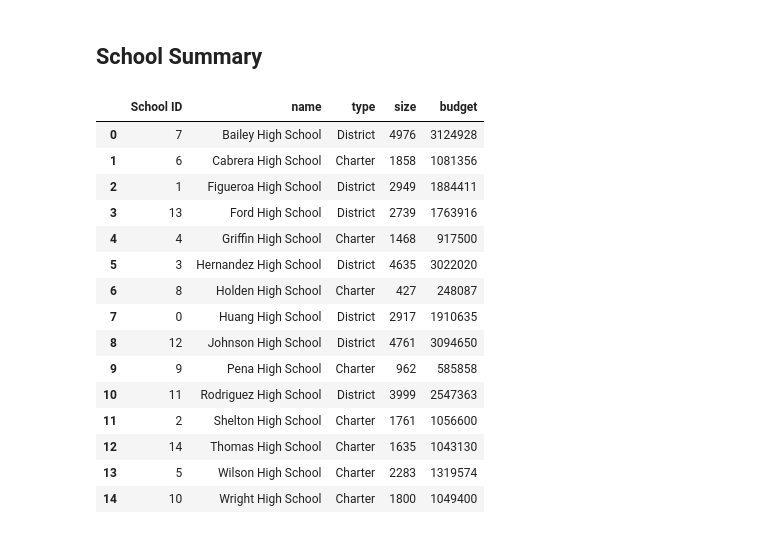
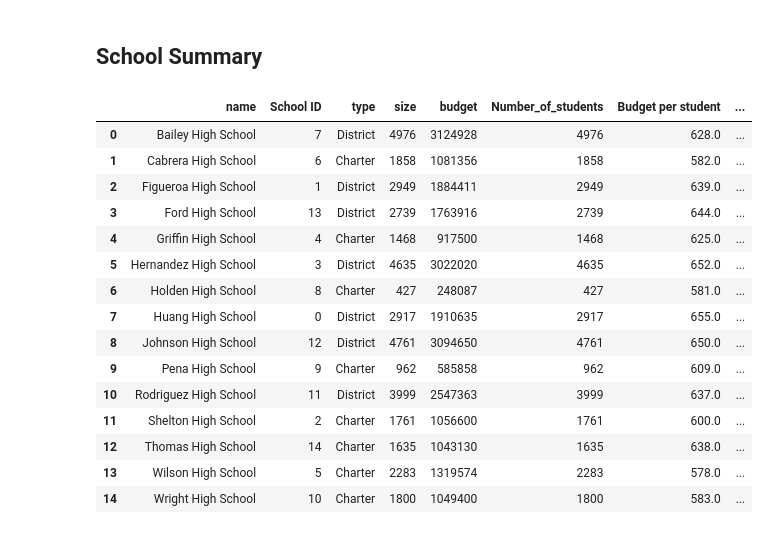
Before and after one commit to paulgarias/pandasHW4, a Jupyter notebook: PyCitySchools/PyCitySchools_Notebook.ipynb, the cells around one changed output. Drawn from its saved outputs; the diff is of its cells as text; code cells hidden in the pictures.

```diff
--- a/PyCitySchools/PyCitySchools_Notebook.ipynb
+++ b/PyCitySchools/PyCitySchools_Notebook.ipynb
@@ -31,25 +33,6 @@ df_summary[['Summary Item','Data']]
 ## School Summary
 # %%
 df_schools = df_schools.sort_values('name').reset_index(drop=True)
-# %%
-df_schools
-# %% [output]
-|  | School ID | name | type | size | budget |
-| 0 | 7 | Bailey High School | District | 4976 | 3124928 |
-| 1 | 6 | Cabrera High School | Charter | 1858 | 1081356 |
-| 2 | 1 | Figueroa High School | District | 2949 | 1884411 |
-| 3 | 13 | Ford High School | District | 2739 | 1763916 |
-| 4 | 4 | Griffin High School | Charter | 1468 | 917500 |
-| 5 | 3 | Hernandez High School | District | 4635 | 3022020 |
-| 6 | 8 | Holden High School | Charter | 427 | 248087 |
-| 7 | 0 | Huang High School | District | 2917 | 1910635 |
-| 8 | 12 | Johnson High School | District | 4761 | 3094650 |
-| 9 | 9 | Pena High School | Charter | 962 | 585858 |
-| 10 | 11 | Rodriguez High School | District | 3999 | 2547363 |
-| 11 | 2 | Shelton High School | Charter | 1761 | 1056600 |
-| 12 | 14 | Thomas High School | Charter | 1635 | 1043130 |
-| 13 | 5 | Wilson High School | Charter | 2283 | 1319574 |
-| 14 | 10 | Wright High School | Charter | 1800 | 1049400 |
 # %%
 df_student_count = pd.DataFrame(df_students.groupby('school').count()['name'])
 df_student_count = df_student_count.reset_index(drop=False)
@@ -67,3 +50,34 @@ df_mean_reading = pd.DataFrame(df_students.groupby('school')['reading_score'].me
 df_mean_reading.columns = ['name','mean_reading_score']
 df_schools_4 = df_schools_3.set_index('name').join(df_mean_reading.set_index('name'))
 df_schools_4 = df_schools_4.reset_index(drop=False)
+# %%
+# Need the percentage of students that are passing math in each school
+# 1. Get the number of students in each school
+#    df_schools_4['Number_of_students']
+# 2. In each of those school, get the number of students that have passed math
+number_students_passing = df_students[df_students.math_score>65].groupby('school').count()
+df_schools_4['Percentage_passing_math']=number_students_passing.reset_index()['math_score']/df_schools_4['Number_of_students']
+# %%
+number_students_passing_reading = df_students[df_students.reading_score>65].groupby('school').count()
+df_schools_4['Percentage_passing_reading']=number_students_passing_reading.reset_index()['reading_score']/df_schools_4['Number_of_students']
+# %%
+df_schools_4['Overall Passing Rate'] = 0.5*(df_schools_4['Percentage_passing_reading']+df_schools_4['Percentage_passing_math'])
+# %%
+df_schools_4
+# %% [output]
+|  | name | School ID | type | size | budget | Number_of_students | Budget per student | ... |
+| 0 | Bailey High School | 7 | District | 4976 | 3124928 | 4976 | 628.0 | ... |
+| 1 | Cabrera High School | 6 | Charter | 1858 | 1081356 | 1858 | 582.0 | ... |
+| 2 | Figueroa High School | 1 | District | 2949 | 1884411 | 2949 | 639.0 | ... |
+| 3 | Ford High School | 13 | District | 2739 | 1763916 | 2739 | 644.0 | ... |
+| 4 | Griffin High School | 4 | Charter | 1468 | 917500 | 1468 | 625.0 | ... |
+| 5 | Hernandez High School | 3 | District | 4635 | 3022020 | 4635 | 652.0 | ... |
+| 6 | Holden High School | 8 | Charter | 427 | 248087 | 427 | 581.0 | ... |
+| 7 | Huang High School | 0 | District | 2917 | 1910635 | 2917 | 655.0 | ... |
+| 8 | Johnson High School | 12 | District | 4761 | 3094650 | 4761 | 650.0 | ... |
+| 9 | Pena High School | 9 | Charter | 962 | 585858 | 962 | 609.0 | ... |
+| 10 | Rodriguez High School | 11 | District | 3999 | 2547363 | 3999 | 637.0 | ... |
+| 11 | Shelton High School | 2 | Charter | 1761 | 1056600 | 1761 | 600.0 | ... |
+| 12 | Thomas High School | 14 | Charter | 1635 | 1043130 | 1635 | 638.0 | ... |
+| 13 | Wilson High School | 5 | Charter | 2283 | 1319574 | 2283 | 578.0 | ... |
+| 14 | Wright High School | 10 | Charter | 1800 | 1049400 | 1800 | 583.0 | ... |
```
Also changed, not shown: parts of 17 cells of this notebook.
